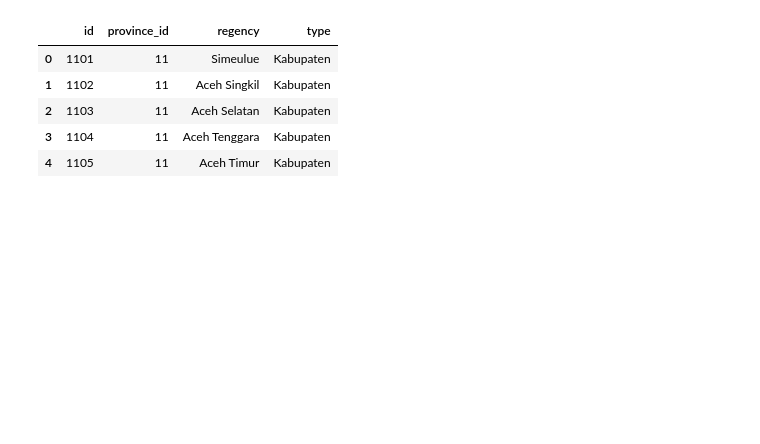
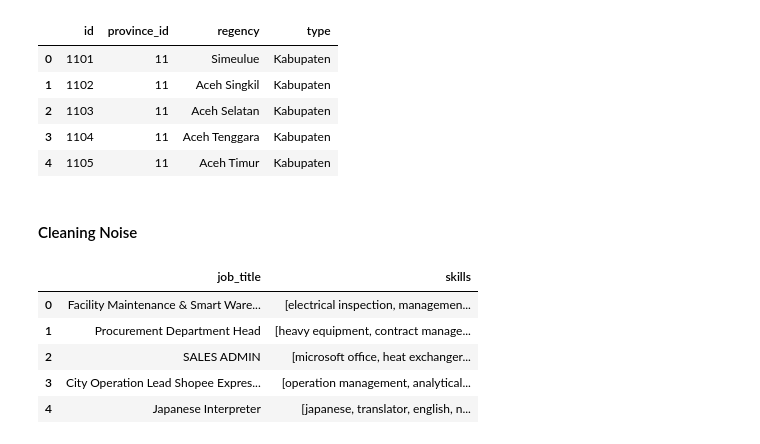
Before and after one commit to muhanangmahrub/Career-Path-Navigator, a Jupyter notebook: notebooks/akbar/notebook.ipynb, the cells around one changed output. Saved outputs shown, nothing was run; the diff lists cells and outputs as text; code cells hidden in the pictures; blank space fills up the shorter version.

```diff
--- a/notebooks/akbar/notebook.ipynb
+++ b/notebooks/akbar/notebook.ipynb
@@ -289,3 +263,46 @@ df_cities.head()
 | 2 | 1103 | 11 | Aceh Selatan | Kabupaten |
 | 3 | 1104 | 11 | Aceh Tenggara | Kabupaten |
 | 4 | 1105 | 11 | Aceh Timur | Kabupaten |
+# %% [markdown]
+#### Cleaning Noise
+# %%
+import ast
+import re
+
+# 1. pastiin skills jadi list
+df_skill['skills'] = df_skill['skills'].apply(
+    lambda x: ast.literal_eval(x) if isinstance(x, str) else x
+)
+
+# 2. noise words
+noise_words = {'job description', 'dari', 'akan', 'ada', 'hal', 'www'}
+
+# 3. cleaning skills
+def clean_skills(skills):
+    cleaned = []
+    for s in skills:
+        s = s.lower().strip()
+
+        # hapus kata dobel: "data data" → "data"
+        s = re.sub(r'\b(\w+)\s+\1\b', r'\1', s)
+
+        # skip noise
+        if s in noise_words:
+            continue
+
+        cleaned.append(s)
+
+    # hapus duplikat tapi urutan tetap
+    return list(dict.fromkeys(cleaned))
+
+
+df_skill['skills'] = df_skill['skills'].apply(clean_skills)
+# %%
+df_skill[['job_title', 'skills']].head()
+# %% [output]
+|  | job_title | skills |
+| 0 | Facility Maintenance & Smart Ware... | [electrical inspection, managemen... |
+| 1 | Procurement Department Head | [heavy equipment, contract manage... |
+| 2 | SALES ADMIN | [microsoft office, heat exchanger... |
+| 3 | City Operation Lead Shopee Expres... | [operation management, analytical... |
+| 4 | Japanese Interpreter | [japanese, translator, english, n... |
```
Also changed, not shown: parts of 9 cells of this notebook.
